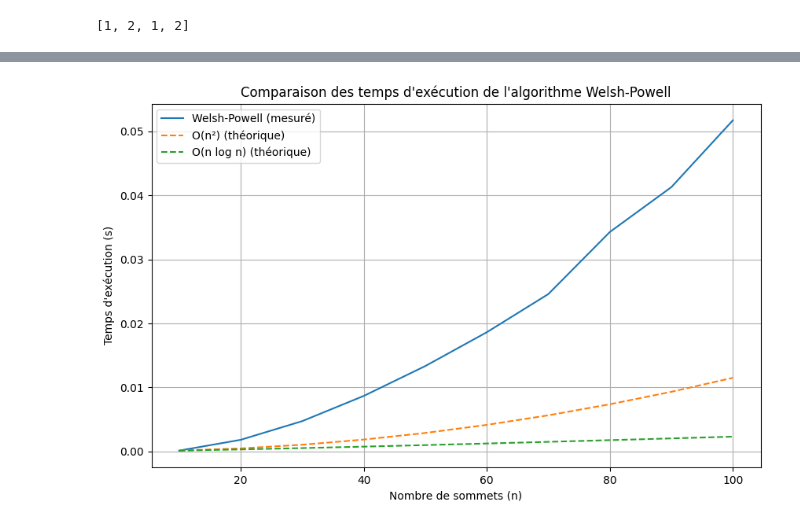
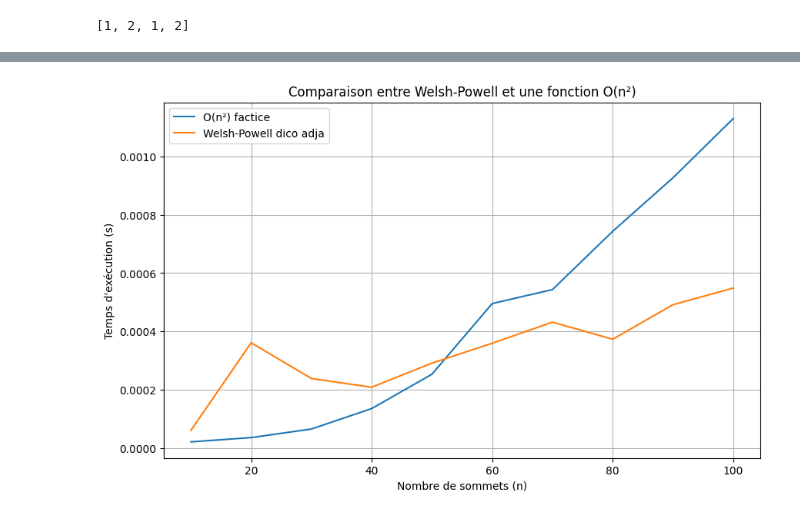
Before and after one commit to GwennGrs/Coloration-d-un-graphe, a Jupyter notebook: welsh_powel.ipynb, the cells around one changed output, grey strips where cells are left out. Drawn from its saved outputs; the diff is of its cells as text; code cells hidden in the pictures.

```diff
--- a/welsh_powel.ipynb
+++ b/welsh_powel.ipynb
@@ -103,56 +129,41 @@ plt.show()
 # %%
-import time
-import networkx as nx
-import numpy as np
+def Fonction_O_n2(S, A):
+    n = len(S)
+    dummy = 0
+    for i in range(n):
+        for j in range(n):
+            dummy += i * j
+    return dummy
 
-import matplotlib.pyplot as plt
-
+# Fonction de mesure
 def mesure_temps_exe(algorithm, graph, noeuds, aretes):
     start_time = time.perf_counter()
     algorithm(noeuds, aretes)
     return time.perf_counter() - start_time
 
-algorithms = {
-    "Welsh-Powell": Welsh_Powell,
-}
-
+# Paramètres
 n_valeurs = range(10, 101, 10)
-m = 200
-
-execution_times = {name: [] for name in algorithms}
-
+m = 200  # nombre d’arêtes constant
+execution_times = { "O(n²) factice": [],"Welsh-Powell dico adja": []}
+# Mesure
 for n in n_valeurs:
     random_graph = nx.gnm_random_graph(n, m)
     noeuds = list(random_graph.nodes)
     aretes = list(random_graph.edges)
 
-    for name, algorithm in algorithms.items():
-        exec_time = mesure_temps_exe(algorithm, random_graph, noeuds, aretes)
-        execution_times[name].append(exec_time)
+    execution_times["O(n²) factice"].append(mesure_temps_exe(Fonction_O_n2, random_graph, noeuds, aretes))
+    execution_times["Welsh-Powell dico adja"].append(mesure_temps_exe(Welsh_Powell_dico_adja, random_graph, noeuds, aretes))
 
+# Tracé
 plt.figure(figsize=(10, 6))
 for name, times in execution_times.items():
-    plt.plot(n_valeurs, times, label=f"{name} (mesuré)")
-
-# Courbes théoriques
-first_n = list(n_valeurs)[0]
-first_time = execution_times["Welsh-Powell"][0]
-
-# O(n^2) curve
-n2_vals = np.array([n**2 for n in n_valeurs])
-scale_n2 = first_time / (first_n**2)
-plt.plot(n_valeurs, n2_vals * scale_n2, '--', label="O(n²) (théorique)")
-
-# O(n log n) curve
-nlogn_vals = np.array([n * np.log(n) for n in n_valeurs])
-scale_nlogn = first_time / (first_n * np.log(first_n))
-plt.plot(n_valeurs, nlogn_vals * scale_nlogn, '--', label="O(n log n) (théorique)")
+    plt.plot(n_valeurs, times, label=name)
 
 plt.xlabel("Nombre de sommets (n)")
 plt.ylabel("Temps d'exécution (s)")
-plt.title("Comparaison des temps d'exécution de l'algorithme Welsh-Powell")
+plt.title("Comparaison entre Welsh-Powell et une fonction O(n²)")
 plt.legend()
 plt.grid()
 plt.show()
 # %% [output]
-[figure, old version]
+[figure, new version]
```
Also changed, not shown: parts of 6 cells of this notebook.
